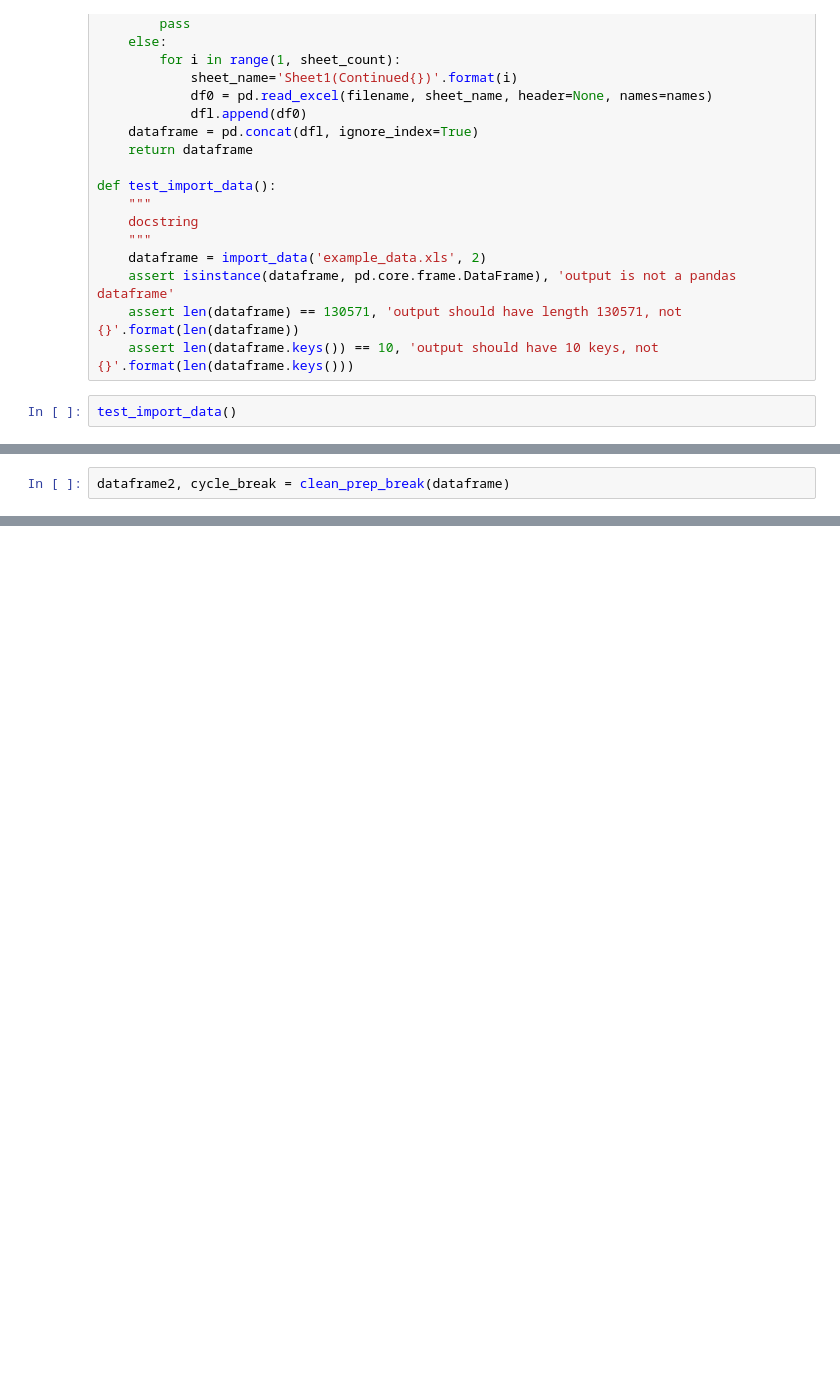
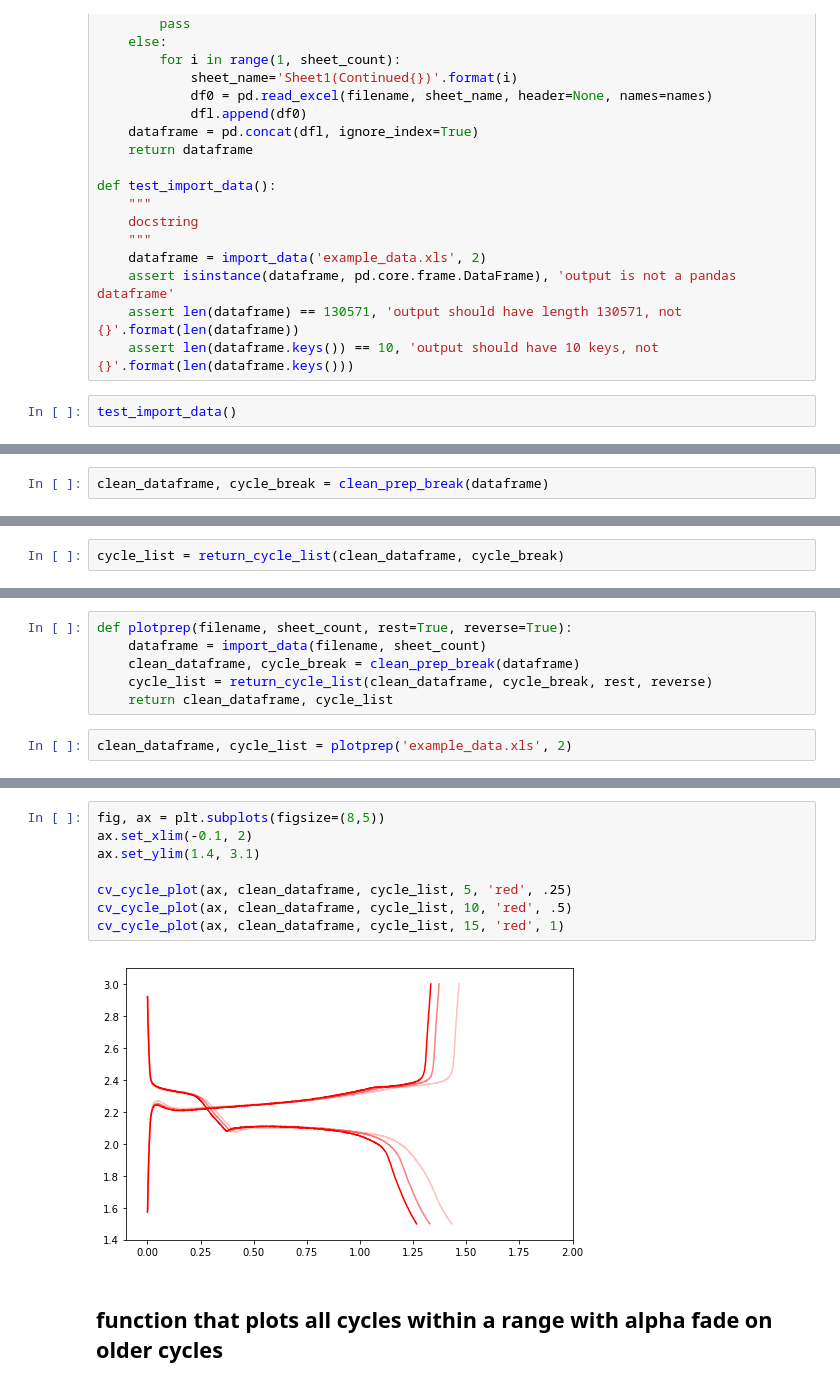
Before and after one commit to ParkerSteichen/battery_cycler, a Jupyter notebook: Dev_2/dataprep_dev.ipynb, the cells around one changed output, grey strips where cells are left out. Drawn from its saved outputs; the diff is of its cells as text; blank space fills up the shorter version.

Commit message:
dataprep and some of dataplot functions and tests

```diff
--- a/Dev_2/dataprep_dev.ipynb
+++ b/Dev_2/dataprep_dev.ipynb
@@ -96,4 +87,4 @@ def clean_prep_break(dataframe):
 # %%
-dataframe2, cycle_break = clean_prep_break(dataframe)
+clean_dataframe, cycle_break = clean_prep_break(dataframe)
 # %%
 dataframe2
@@ -99,0 +149,2 @@ dataframe2
+# %%
+cycle_list = return_cycle_list(clean_dataframe, cycle_break)
@@ -99,0 +158,8 @@ dataframe2
+# %%
+def plotprep(filename, sheet_count, rest=True, reverse=True):
+    dataframe = import_data(filename, sheet_count)
+    clean_dataframe, cycle_break = clean_prep_break(dataframe)
+    cycle_list = return_cycle_list(clean_dataframe, cycle_break, rest, reverse)
+    return clean_dataframe, cycle_list
+# %%
+clean_dataframe, cycle_list = plotprep('example_data.xls', 2)
@@ -99,0 +213,12 @@ dataframe2
+# %%
+fig, ax = plt.subplots(figsize=(8,5))
+ax.set_xlim(-0.1, 2)
+ax.set_ylim(1.4, 3.1)
+
+cv_cycle_plot(ax, clean_dataframe, cycle_list, 5, 'red', .25)
+cv_cycle_plot(ax, clean_dataframe, cycle_list, 10, 'red', .5)
+cv_cycle_plot(ax, clean_dataframe, cycle_list, 15, 'red', 1)
+# %% [output]
+[figure, added]
+# %% [markdown]
+## function that plots all cycles within a range with alpha fade on older cycles
```
Also changed, not shown: parts of 15 cells of this notebook.
